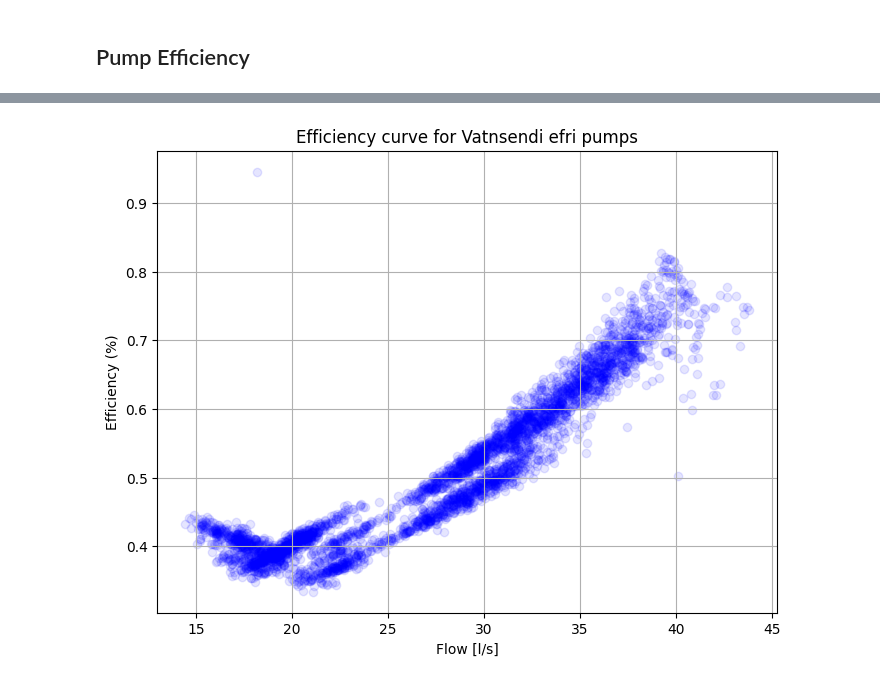
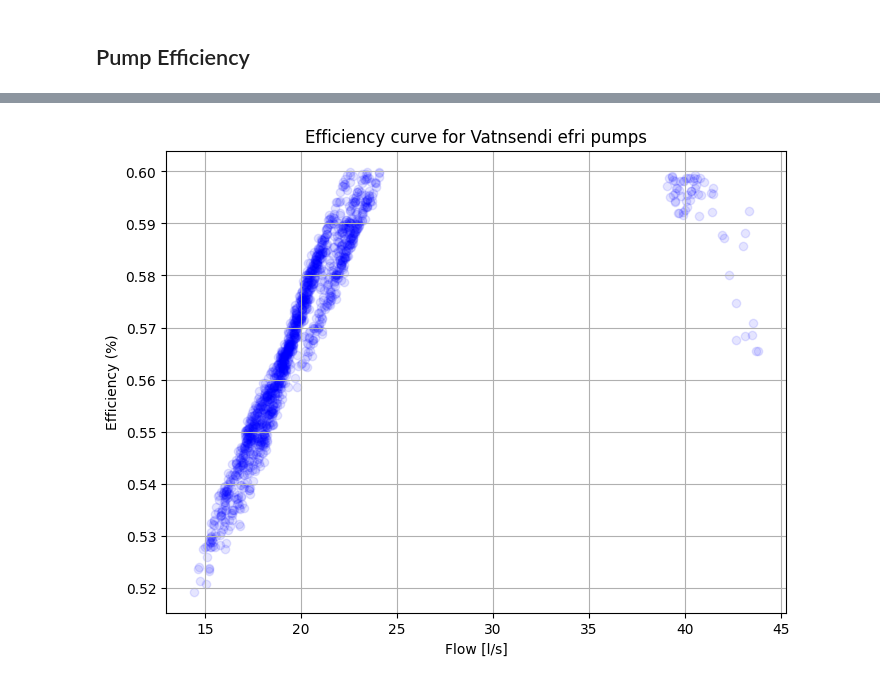
Before and after one commit to frodibrooks/OptimisedHeating, a Jupyter notebook: Data_processing/calc_eff_curves_vatnendi_efri_1.ipynb, the cells around one changed output, grey strips where cells are left out. Cells and saved outputs as stored; diff of their text form; code cells hidden in the pictures.

Commit message:
E curve fyrir Vatnsenda alveg komin

```diff
--- a/Data_processing/calc_eff_curves_vatnendi_efri_1.ipynb
+++ b/Data_processing/calc_eff_curves_vatnendi_efri_1.ipynb
@@ -28,16 +124,18 @@ Vatnsendi_nedri_pressure_2024.head()
 # %% [markdown]
 ## Flow in lps
 # %%
-Vatnsendi_nedri_flow = pd.read_excel('/Users/frodibrooks/Desktop/DTU/Thesis/OptimisedHeating/Data_processing/data/H-KOP-VE-RS212.xlsx')
-Vatnsendi_nedri_flow.drop(columns=["mpoint_id","mpoint_name","aggregate_name","aggregate_id","flag","quality_description","event_time"],inplace=True)
-Vatnsendi_nedri_flow['start_time'] = pd.to_datetime(Vatnsendi_nedri_flow['start_time'], errors='coerce')
-Vatnsendi_nedri_flow.set_index('start_time',inplace=True)
-Vatnsendi_nedri_flow = Vatnsendi_nedri_flow.sort_index(ascending=True)
-Vatnsendi_nedri_flow_2024 = Vatnsendi_nedri_flow.loc['2024']
-Vatnsendi_nedri_flow_2024 = Vatnsendi_nedri_flow_2024.copy()
-Vatnsendi_nedri_flow_2024.rename(columns={'value': 'Flæði [l/s]'}, inplace=True)
-Vatnsendi_nedri_flow_2024['Flæði [l/s]'] = Vatnsendi_nedri_flow_2024['Flæði [l/s]']
-Vatnsendi_nedri_flow_2024.head()
+Vatnsendi_efri_flow = pd.read_excel('/Users/frodibrooks/Desktop/DTU/Thesis/OptimisedHeating/Data_processing/data/H-KOP-VE-RS212.xlsx')
+Vatnsendi_efri_flow.drop(columns=["mpoint_id","mpoint_name","aggregate_name","aggregate_id","flag","quality_description","event_time"],inplace=True)
+Vatnsendi_efri_flow['start_time'] = pd.to_datetime(Vatnsendi_efri_flow['start_time'], errors='coerce')
+Vatnsendi_efri_flow.set_index('start_time',inplace=True)
+Vatnsendi_efri_flow = Vatnsendi_efri_flow.sort_index(ascending=True)
+Vatnsendi_efri_flow_2024 = Vatnsendi_efri_flow.loc['2024']
+Vatnsendi_efri_flow_2024 = Vatnsendi_efri_flow_2024.copy()
+Vatnsendi_efri_flow_2024.rename(columns={'value': 'Flæði [l/s]'}, inplace=True)
+Vatnsendi_efri_flow_2024['Flæði [l/s]'] = Vatnsendi_efri_flow_2024['Flæði [l/s]']
+# Vatnsendi_efri_flow_2023.head()
+Vatnsendi_efri_flow_filtered = Vatnsendi_efri_flow_2024.loc[start_date:end_date]
+Vatnsendi_efri_flow_filtered.head()
 # %% [output]
 |  | Flæði [l/s] |
 | start_time |  |
@@ -65,14 +163,16 @@ df_pumps.head()
 | 2022-01-01 | H-KOP-VE-DÆ213-PS | 5.088386 |
 | 2022-01-01 | H-KOP-RS-DÆ211-PS | 11.380736 |
 # %%
-Vatnsendi_nedri_dæla = df_pumps[df_pumps['mpoint_id'] == 'H-KOP-VE-DÆ222-PS']
-Vatnsendi_nedri_dæla_2024 = Vatnsendi_nedri_dæla.loc['2024']
-Vatnsendi_nedri_dæla_2024 = Vatnsendi_nedri_dæla_2024.copy()
-Vatnsendi_nedri_dæla_2024.drop(columns=['mpoint_id'],inplace=True)
-Vatnsendi_nedri_dæla_2024.rename(columns={'value': 'kW'}, inplace=True)
+Vatnsendi_efri_dæla = df_pumps[df_pumps['mpoint_id'] == 'H-KOP-VE-DÆ222-PS']
+Vatnsendi_efri_dæla_2024 = Vatnsendi_efri_dæla.loc['2024']
+Vatnsendi_efri_dæla_2024 = Vatnsendi_efri_dæla_2024.copy()
+Vatnsendi_efri_dæla_2024.drop(columns=['mpoint_id'],inplace=True)
+Vatnsendi_efri_dæla_2024.rename(columns={'value': 'kW'}, inplace=True)
 # erum með tvær eins dælur
-Vatnsendi_nedri_dæla_2024['kW'] = Vatnsendi_nedri_dæla_2024['kW'] * 2
-Vatnsendi_nedri_dæla_2024.head()
+Vatnsendi_efri_dæla_2024['kW'] = Vatnsendi_efri_dæla_2024['kW'] * 1
+# Vatnsendi_nedri_dæla_2024.head()
+Vatnsendi_efri_dæla_filtered = Vatnsendi_efri_dæla_2024.loc[start_date:end_date]
+Vatnsendi_efri_dæla_filtered.head()
 # %% [output]
 |  | kW |
 | start_time |  |
@@ -84,7 +184,7 @@ Vatnsendi_nedri_dæla_2024.head()
 # %% [markdown]
 ## Theoretical power
 # %%
-df_calc_eff = pd.concat([Vatnsendi_nedri_pressure_2024,Vatnsendi_nedri_flow_2024,Vatnsendi_nedri_dæla_2024],axis=1,join='outer')
-df_calc_eff['Theoretical power'] = df_calc_eff['Flæði [l/s]']*(df_calc_eff['mH20']-30)*9.81/1000
+df_calc_eff = pd.concat([Vatnsendi_efri_pressure_filtered,Vatnsendi_efri_input_pressure_filtered,Vatnsendi_pressure_difference,Vatnsendi_efri_flow_filtered,Vatnsendi_efri_dæla_filtered],axis=1,join='outer')
+df_calc_eff['Theoretical power'] = df_calc_eff['Flæði [l/s]']*(df_calc_eff['difference in mH20'])*9.81/1000
 df_calc_eff.head()
 # %% [output]
@@ -111,23 +211,24 @@ df_calc_eff.head()
 # %%
 
 
 # Drop rows where 'Efficiency' or 'Flæði(l/s)' is NaN or zero
 df_clean = df_calc_eff.dropna(subset=['Flæði [l/s]', 'Efficiency'])
 df_clean = df_clean[df_clean['Efficiency'] > 0]  # Remove rows where Efficiency is 0
-df_clean = df_clean[df_clean['Efficiency'] < 1.2]  # Remove rows where Efficiency is 0
+df_clean = df_clean[df_clean['Efficiency'] < 0.6]  # Remove rows where Efficiency is 0
+# df_clean = df_clean[df_clean['Efficiency'] < 1.2]  # Remove rows where Efficiency is 0
 
 
 # Plot Efficiency vs Flow
 plt.figure(figsize=(8, 6))
 plt.scatter(df_clean['Flæði [l/s]'], df_clean['Efficiency'], marker='o', color='b',alpha = 0.1)
 
 # Adding titles and labels
 plt.title('Efficiency curve for Vatnsendi efri pumps')
 plt.xlabel('Flow [l/s]')
 plt.ylabel('Efficiency (%)')
 plt.grid(True)
 
 # Display the plot
 plt.show()
 # %% [output]
-[figure, old version]
+[figure, new version]
```
Also changed, not shown: parts of 13 cells of this notebook, 2 other files.
